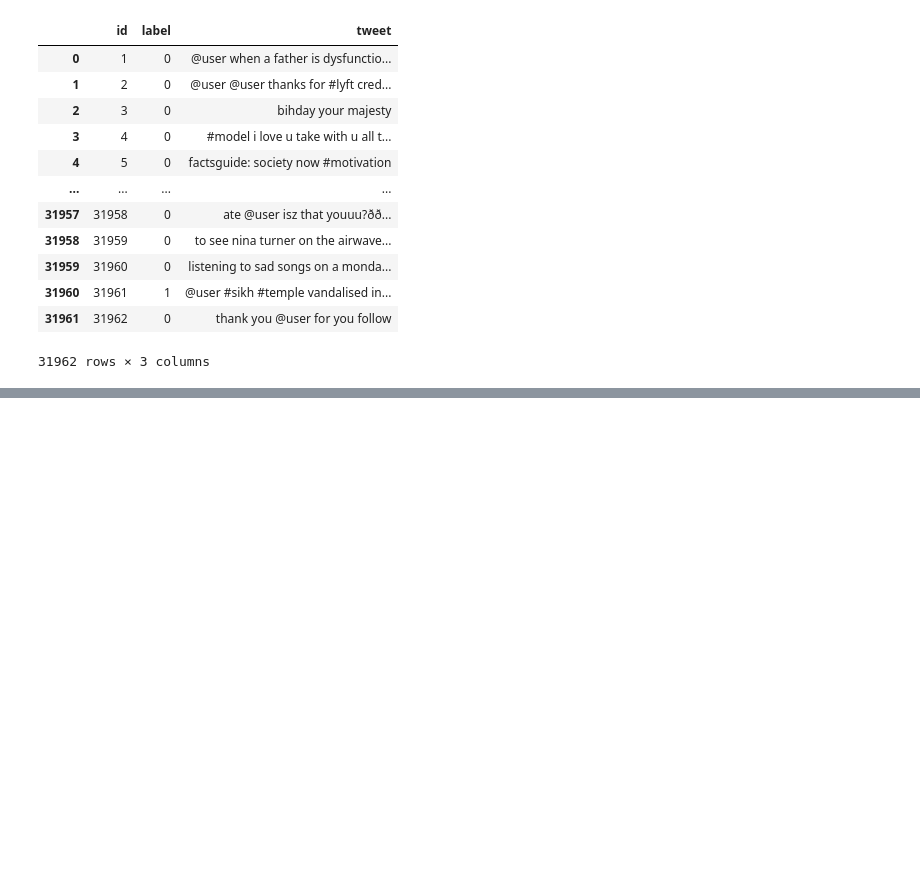
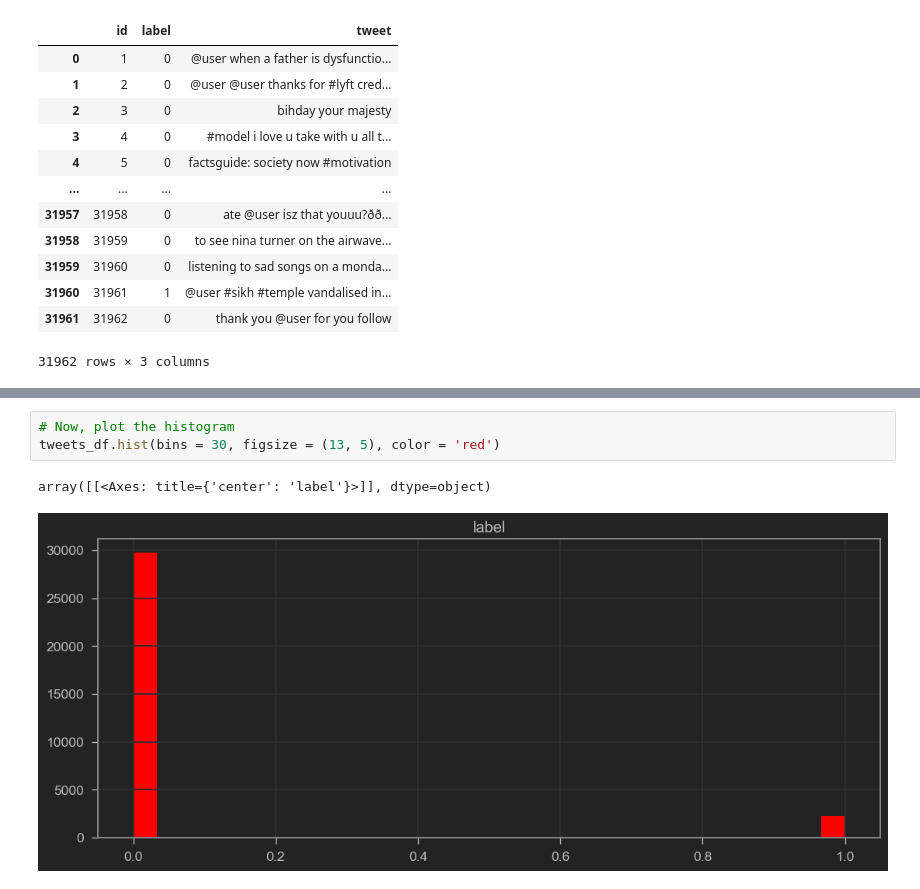
Before and after one commit to andgaspez/nlp, a Jupyter notebook: test.ipynb, the cells around one changed output, grey strips where cells are left out. Cells and saved outputs as stored; diff of their text form; blank space fills up the shorter version.

```diff
--- a/test.ipynb
+++ b/test.ipynb
@@ -34,0 +83,6 @@ tweets_df['tweet']
+# %%
+# Now, plot the histogram
+tweets_df.hist(bins = 30, figsize = (13, 5), color = 'red')
+# %% [output]
+array([[<Axes: title={'center': 'label'}>]], dtype=object)
+[figure, added]
```
Also changed, not shown: parts of 10 cells of this notebook.
